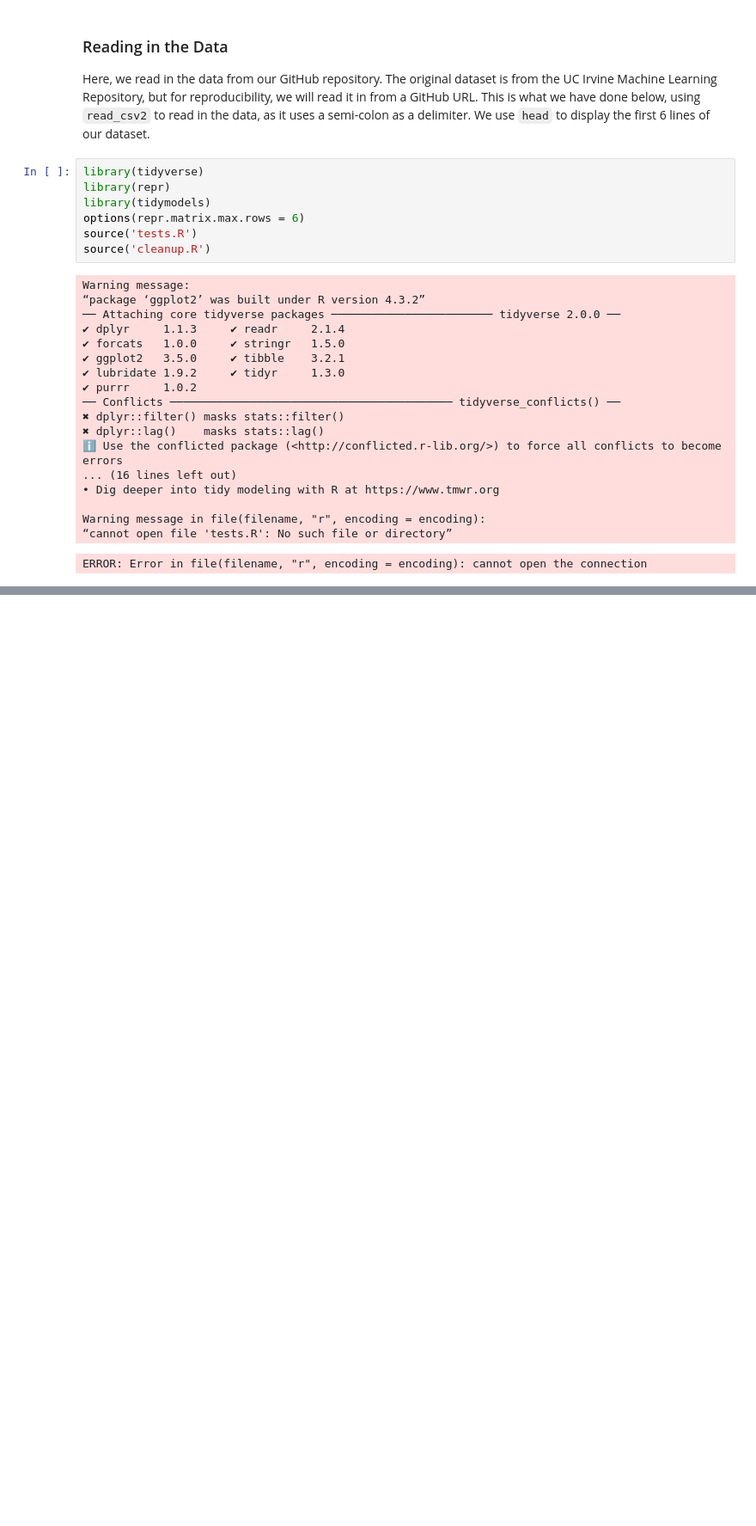
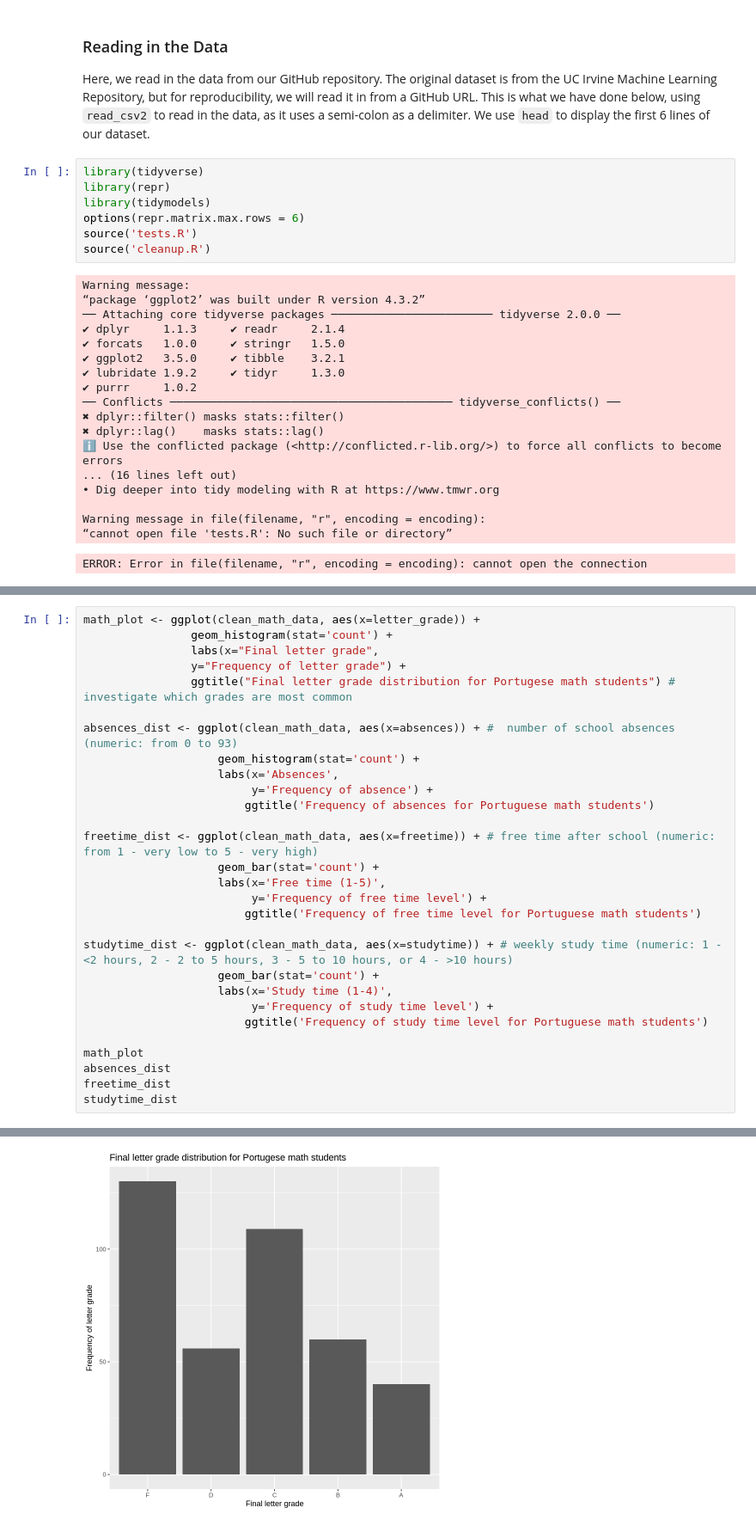
Before and after one commit to chloezandberg/dsci-100-project, a Jupyter notebook: project_final_report.ipynb, the cells around one changed output, grey strips where cells are left out. Shown at 86% size. Drawn from its saved outputs; the diff is of its cells as text; blank space fills up the shorter version.

Commit message:
Added some visualizations

```diff
--- a/project_final_report.ipynb
+++ b/project_final_report.ipynb
@@ -81,0 +154,30 @@ clean_math_data
+# %%
+math_plot <- ggplot(clean_math_data, aes(x=letter_grade)) +
+                geom_histogram(stat='count') +
+                labs(x="Final letter grade",
+                y="Frequency of letter grade") +
+                ggtitle("Final letter grade distribution for Portugese math students") # investigate which grades are most common
+
+absences_dist <- ggplot(clean_math_data, aes(x=absences)) + #  number of school absences (numeric: from 0 to 93)
+                    geom_histogram(stat='count') +
+                    labs(x='Absences',
+                         y='Frequency of absence') +
+                        ggtitle('Frequency of absences for Portuguese math students')
+
+freetime_dist <- ggplot(clean_math_data, aes(x=freetime)) + # free time after school (numeric: from 1 - very low to 5 - very high)
+                    geom_bar(stat='count') +
+                    labs(x='Free time (1-5)',
+                         y='Frequency of free time level') +
+                        ggtitle('Frequency of free time level for Portuguese math students')
+
+studytime_dist <- ggplot(clean_math_data, aes(x=studytime)) + # weekly study time (numeric: 1 - <2 hours, 2 - 2 to 5 hours, 3 - 5 to 10 hours, or 4 - >10 hours)
+                    geom_bar(stat='count') +
+                    labs(x='Study time (1-4)',
+                         y='Frequency of study time level') +
+                        ggtitle('Frequency of study time level for Portuguese math students')
+
+math_plot
+absences_dist
+freetime_dist
+studytime_dist
+# %% [output]
@@ -81,0 +188 @@ clean_math_data
+[figure, added]
```
Also changed, not shown: parts of 7 cells of this notebook.
